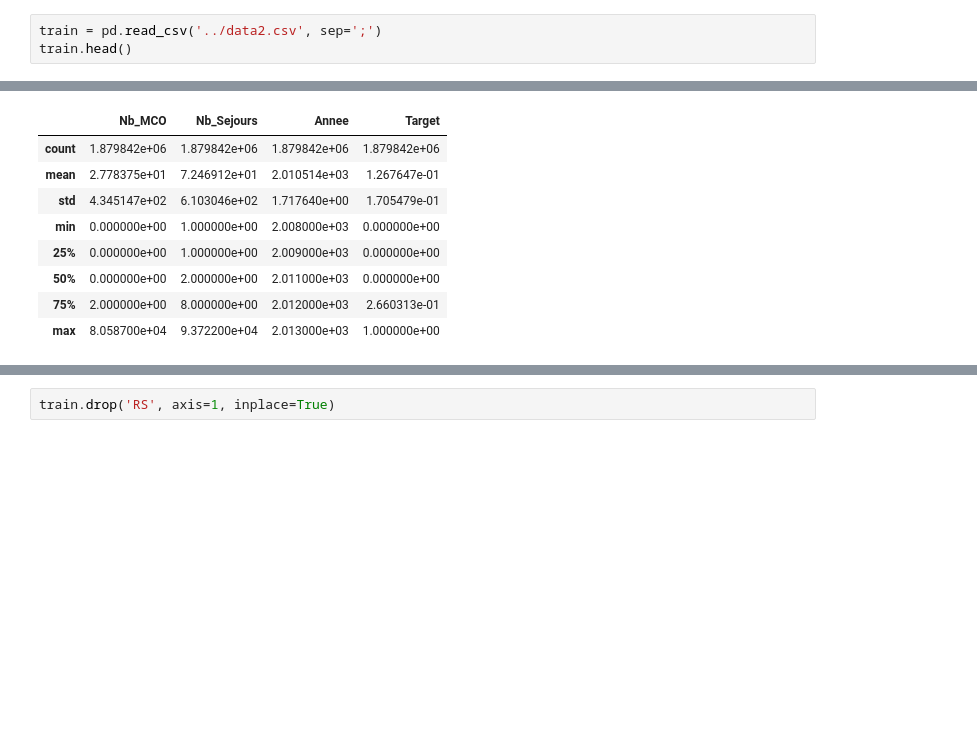
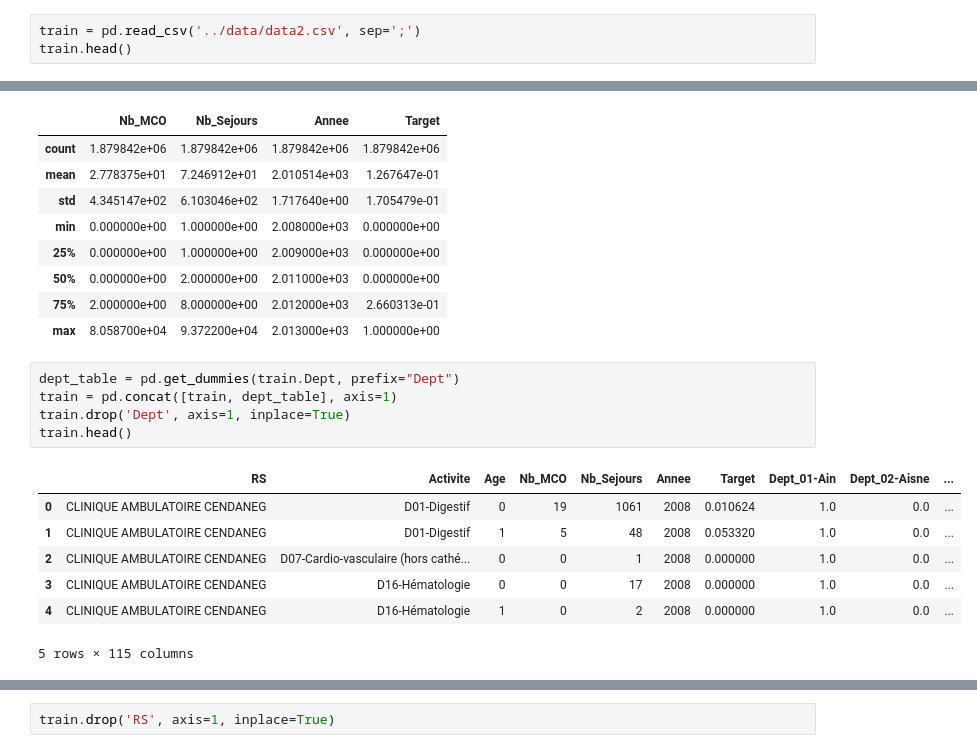
Before and after one commit to MarieCrappe/ANAPchallenge, a Jupyter notebook: Challenge ANAP.ipynb, the cells around one changed output, grey strips where cells are left out. Cells and saved outputs as stored; diff of their text form; blank space fills up the shorter version.

Commit message:
cleansed data

```diff
--- a/Challenge ANAP.ipynb
+++ b/Challenge ANAP.ipynb
@@ -20,7 +21,7 @@ Populating the interactive namespace from numpy and matplotlib
 # %% [markdown]
 ## 1. Chargement des données
 # %%
-train = pd.read_csv('../data2.csv', sep=';')
+train = pd.read_csv('../data/data2.csv', sep=';')
 train.head()
 # %% [output]
 |  | Finess | Raison sociale | Provenance des patients (départem... | Domaines d activités | âge (deux classes >75 ans, <= 75 ... | ... |
@@ -66,3 +67,16 @@ Index(['RS', 'Dept', 'Activite', 'Age', 'Nb_MCO', 'Nb_Sejours', 'Annee',
 | 50% | 0.000000e+00 | 2.000000e+00 | 2.011000e+03 | 0.000000e+00 |
 | 75% | 2.000000e+00 | 8.000000e+00 | 2.012000e+03 | 2.660313e-01 |
 | max | 8.058700e+04 | 9.372200e+04 | 2.013000e+03 | 1.000000e+00 |
+# %%
+dept_table = pd.get_dummies(train.Dept, prefix="Dept")
+train = pd.concat([train, dept_table], axis=1)
+train.drop('Dept', axis=1, inplace=True)
+train.head()
+# %% [output]
+|  | RS | Activite | Age | Nb_MCO | Nb_Sejours | Annee | Target | Dept_01-Ain | Dept_02-Aisne | ... |
+| 0 | CLINIQUE AMBULATOIRE CENDANEG | D01-Digestif | 0 | 19 | 1061 | 2008 | 0.010624 | 1.0 | 0.0 | ... |
+| 1 | CLINIQUE AMBULATOIRE CENDANEG | D01-Digestif | 1 | 5 | 48 | 2008 | 0.053320 | 1.0 | 0.0 | ... |
+| 2 | CLINIQUE AMBULATOIRE CENDANEG | D07-Cardio-vasculaire (hors cathé... | 0 | 0 | 1 | 2008 | 0.000000 | 1.0 | 0.0 | ... |
+| 3 | CLINIQUE AMBULATOIRE CENDANEG | D16-Hématologie | 0 | 0 | 17 | 2008 | 0.000000 | 1.0 | 0.0 | ... |
+| 4 | CLINIQUE AMBULATOIRE CENDANEG | D16-Hématologie | 1 | 0 | 2 | 2008 | 0.000000 | 1.0 | 0.0 | ... |
+5 rows × 115 columns
```
Also changed, not shown: parts of 11 cells of this notebook.
